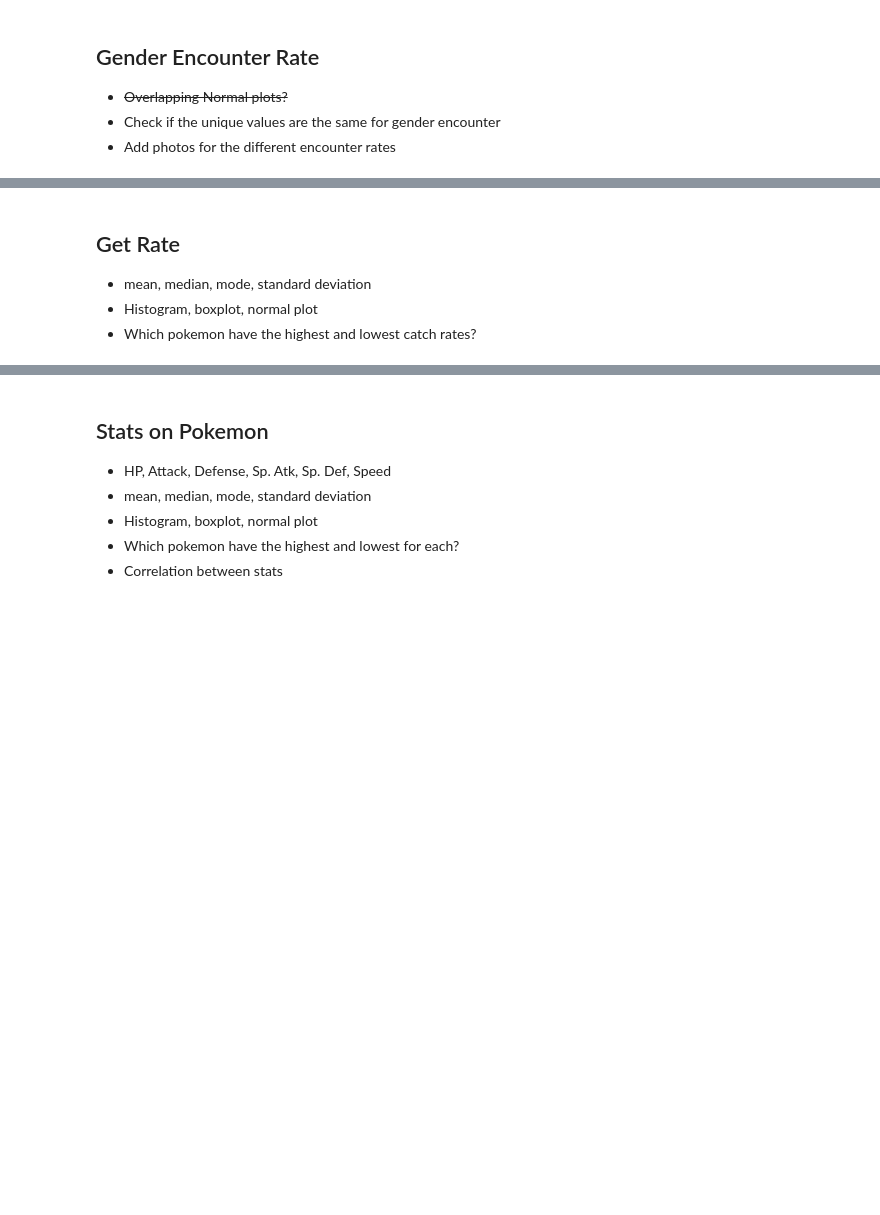
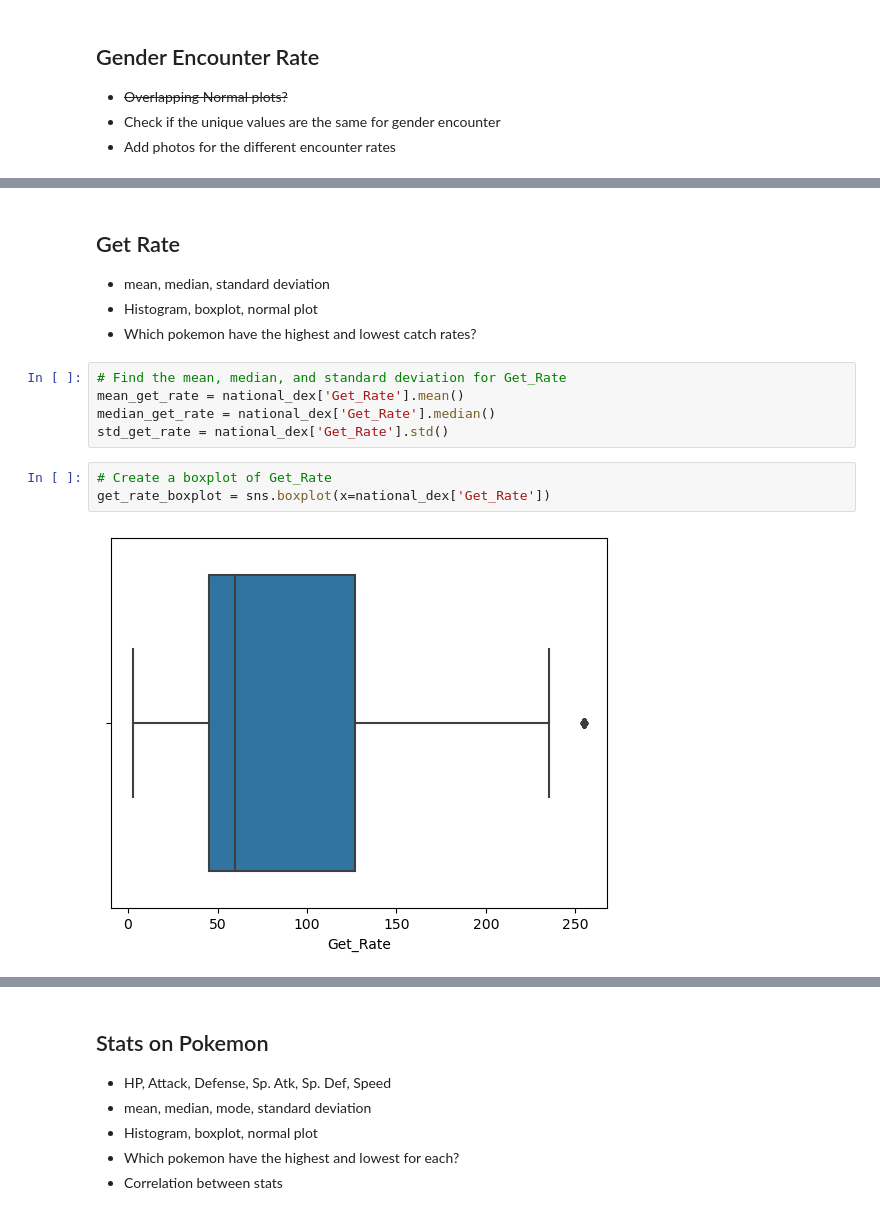
Before and after one commit to sarsteg/pokemon-index-analysis, a Jupyter notebook: analysis.ipynb, the cells around one changed output, grey strips where cells are left out. Saved outputs shown, nothing was run; the diff lists cells and outputs as text; blank space fills up the shorter version.

Commit message:
added get rate

```diff
--- a/analysis.ipynb
+++ b/analysis.ipynb
@@ -182,6 +184,16 @@ M: 87.5, F: 12.5, U: 0.0    145
 dtype: int64
 # %% [markdown]
 ## Get Rate
-* mean, median, mode, standard deviation
+* mean, median, standard deviation
 * Histogram, boxplot, normal plot
 * Which pokemon have the highest and lowest catch rates?
+# %%
+# Find the mean, median, and standard deviation for Get_Rate
+mean_get_rate = national_dex['Get_Rate'].mean()
+median_get_rate = national_dex['Get_Rate'].median()
+std_get_rate = national_dex['Get_Rate'].std()
+# %%
+# Create a boxplot of Get_Rate
+get_rate_boxplot = sns.boxplot(x=national_dex['Get_Rate'])
+# %% [output]
+[figure, added]
```
Also changed, not shown: parts of 3 cells of this notebook.
